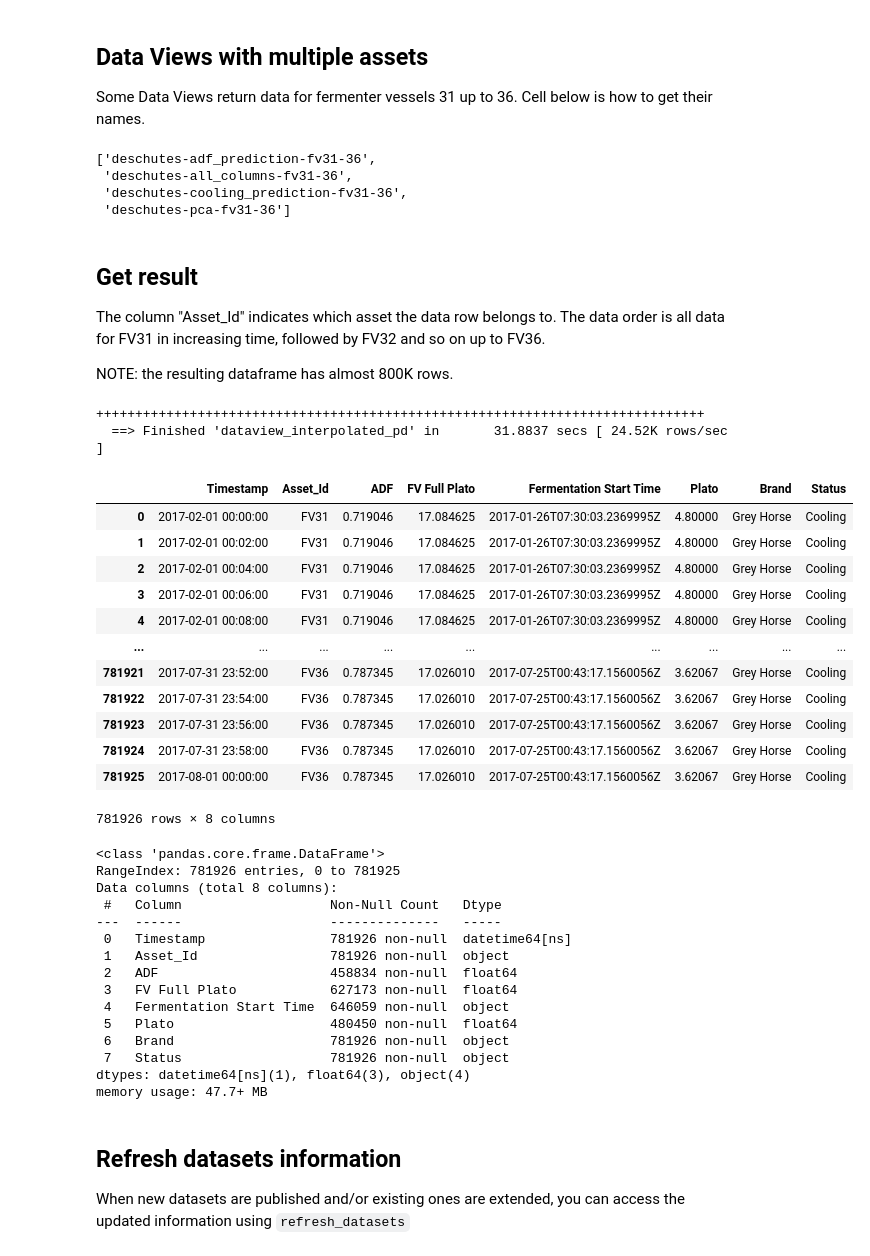
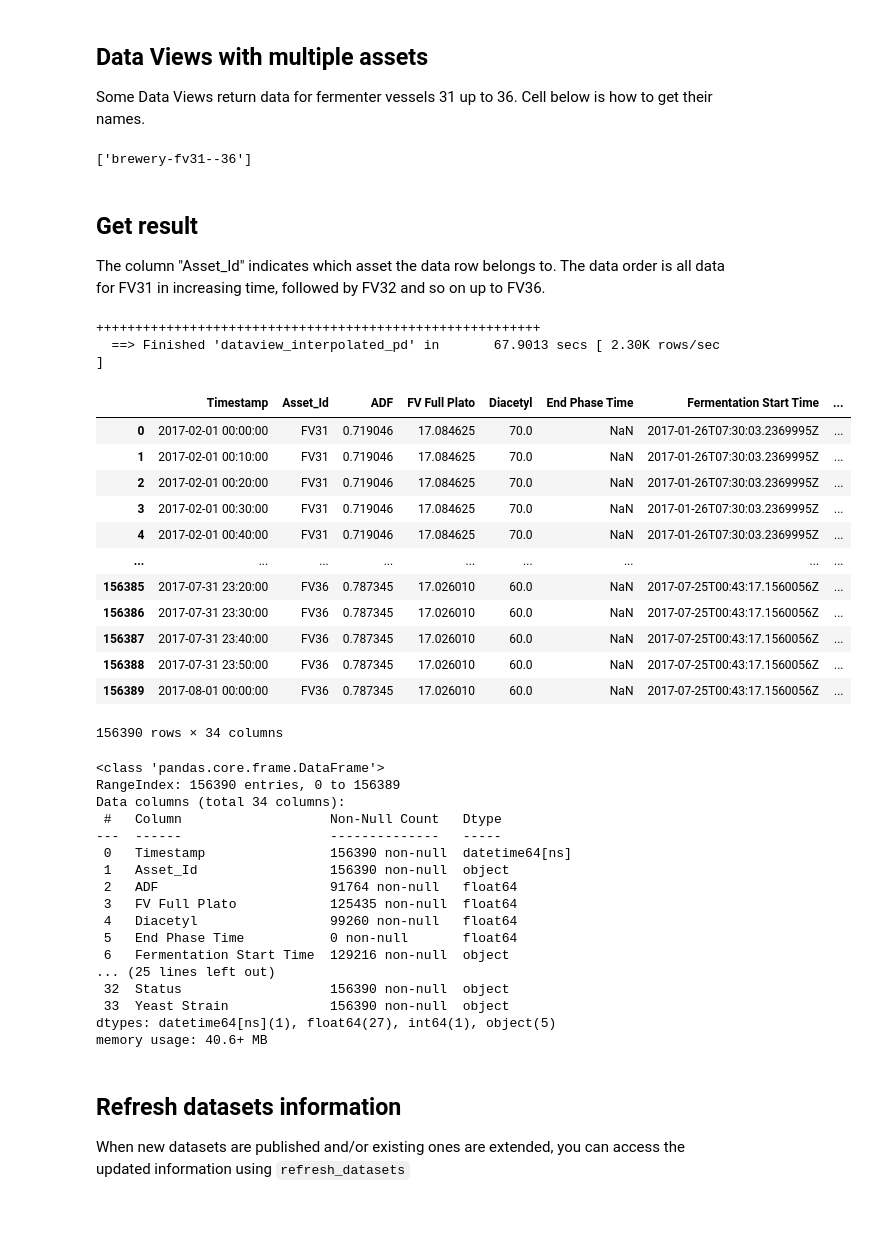
Before and after one commit to camlf/academic-hub, a Jupyter notebook: jhub-content/osisoft-academic/Learning_Modules/Hub_Dataset_Quickstart.ipynb, the cells around one changed output. Cells and saved outputs as stored; diff of their text form; code cells hidden in the pictures; blank space fills up the shorter version.

Commit message:
v0.79, generic dataset quick start

```diff
--- a/jhub-content/osisoft-academic/Learning_Modules/Hub_Deschutes_Quickstart.ipynb
+++ b/jhub-content/osisoft-academic/Learning_Modules/Hub_Dataset_Quickstart.ipynb
@@ -168,0 +151,4 @@ namespace_id
+# %%
+dataset = hub.current_dataset()
+namespace_id = hub.namespace_of(dataset)
+namespace_id
@@ -242,56 +230,53 @@ memory usage: 13.6+ MB
 
 Some Data Views return data for fermenter vessels 31 up to 36. Cell below is how to get their names.
 # %%
-multi_asset_dvs = hub.asset_dataviews(single_asset=False)
+multi_asset_dvs = hub.asset_dataviews(multiple_asset=True)
 multi_asset_dvs
 # %% [output]
-['deschutes-adf_prediction-fv31-36',
- 'deschutes-all_columns-fv31-36',
- 'deschutes-cooling_prediction-fv31-36',
- 'deschutes-pca-fv31-36']
+['brewery-fv31--36']
 # %% [markdown]
 ## Get result
 
 The column "Asset_Id" indicates which asset the data row belongs to. The data order is all data for FV31 in increasing time, followed by FV32 and so on up to FV36.
-
-NOTE: the resulting dataframe has almost 800K rows.
 # %%
-df_fv31_36 = hub.dataview_interpolated_pd(namespace_id, multi_asset_dvs[0], "2017-02-01", "2017-08-01", "00:02:00")
+df_fv31_36 = hub.dataview_interpolated_pd(namespace_id, multi_asset_dvs[0], "2017-02-01", "2017-08-01", "00:10:00")
 df_fv31_36
 # %% [output]
-++++++++++++++++++++++++++++++++++++++++++++++++++++++++++++++++++++++++++++++
-  ==> Finished 'dataview_interpolated_pd' in       31.8837 secs [ 24.52K rows/sec ]
++++++++++++++++++++++++++++++++++++++++++++++++++++++++++
+  ==> Finished 'dataview_interpolated_pd' in       67.9013 secs [ 2.30K rows/sec ]
-|  | Timestamp | Asset_Id | ADF | FV Full Plato | Fermentation Start Time | Plato | Brand | Status |
-| 0 | 2017-02-01 00:00:00 | FV31 | 0.719046 | 17.084625 | 2017-01-26T07:30:03.2369995Z | 4.80000 | Grey Horse | Cooling |
-| 1 | 2017-02-01 00:02:00 | FV31 | 0.719046 | 17.084625 | 2017-01-26T07:30:03.2369995Z | 4.80000 | Grey Horse | Cooling |
-| 2 | 2017-02-01 00:04:00 | FV31 | 0.719046 | 17.084625 | 2017-01-26T07:30:03.2369995Z | 4.80000 | Grey Horse | Cooling |
-| 3 | 2017-02-01 00:06:00 | FV31 | 0.719046 | 17.084625 | 2017-01-26T07:30:03.2369995Z | 4.80000 | Grey Horse | Cooling |
-| 4 | 2017-02-01 00:08:00 | FV31 | 0.719046 | 17.084625 | 2017-01-26T07:30:03.2369995Z | 4.80000 | Grey Horse | Cooling |
+|  | Timestamp | Asset_Id | ADF | FV Full Plato | Diacetyl | End Phase Time | Fermentation Start Time | ... |
+| 0 | 2017-02-01 00:00:00 | FV31 | 0.719046 | 17.084625 | 70.0 | NaN | 2017-01-26T07:30:03.2369995Z | ... |
+| 1 | 2017-02-01 00:10:00 | FV31 | 0.719046 | 17.084625 | 70.0 | NaN | 2017-01-26T07:30:03.2369995Z | ... |
+| 2 | 2017-02-01 00:20:00 | FV31 | 0.719046 | 17.084625 | 70.0 | NaN | 2017-01-26T07:30:03.2369995Z | ... |
+| 3 | 2017-02-01 00:30:00 | FV31 | 0.719046 | 17.084625 | 70.0 | NaN | 2017-01-26T07:30:03.2369995Z | ... |
+| 4 | 2017-02-01 00:40:00 | FV31 | 0.719046 | 17.084625 | 70.0 | NaN | 2017-01-26T07:30:03.2369995Z | ... |
 | ... | ... | ... | ... | ... | ... | ... | ... | ... |
-| 781921 | 2017-07-31 23:52:00 | FV36 | 0.787345 | 17.026010 | 2017-07-25T00:43:17.1560056Z | 3.62067 | Grey Horse | Cooling |
-| 781922 | 2017-07-31 23:54:00 | FV36 | 0.787345 | 17.026010 | 2017-07-25T00:43:17.1560056Z | 3.62067 | Grey Horse | Cooling |
-| 781923 | 2017-07-31 23:56:00 | FV36 | 0.787345 | 17.026010 | 2017-07-25T00:43:17.1560056Z | 3.62067 | Grey Horse | Cooling |
-| 781924 | 2017-07-31 23:58:00 | FV36 | 0.787345 | 17.026010 | 2017-07-25T00:43:17.1560056Z | 3.62067 | Grey Horse | Cooling |
-| 781925 | 2017-08-01 00:00:00 | FV36 | 0.787345 | 17.026010 | 2017-07-25T00:43:17.1560056Z | 3.62067 | Grey Horse | Cooling |
+| 156385 | 2017-07-31 23:20:00 | FV36 | 0.787345 | 17.026010 | 60.0 | NaN | 2017-07-25T00:43:17.1560056Z | ... |
+| 156386 | 2017-07-31 23:30:00 | FV36 | 0.787345 | 17.026010 | 60.0 | NaN | 2017-07-25T00:43:17.1560056Z | ... |
+| 156387 | 2017-07-31 23:40:00 | FV36 | 0.787345 | 17.026010 | 60.0 | NaN | 2017-07-25T00:43:17.1560056Z | ... |
+| 156388 | 2017-07-31 23:50:00 | FV36 | 0.787345 | 17.026010 | 60.0 | NaN | 2017-07-25T00:43:17.1560056Z | ... |
+| 156389 | 2017-08-01 00:00:00 | FV36 | 0.787345 | 17.026010 | 60.0 | NaN | 2017-07-25T00:43:17.1560056Z | ... |
-781926 rows × 8 columns
+156390 rows × 34 columns
 # %%
 df_fv31_36.info()
 # %% [output]
 <class 'pandas.core.frame.DataFrame'>
-RangeIndex: 781926 entries, 0 to 781925
-Data columns (total 8 columns):
+RangeIndex: 156390 entries, 0 to 156389
+Data columns (total 34 columns):
  #   Column                   Non-Null Count   Dtype
 ---  ------                   --------------   -----
- 0   Timestamp                781926 non-null  datetime64[ns]
- 1   Asset_Id                 781926 non-null  object
- 2   ADF                      458834 non-null  float64
- 3   FV Full Plato            627173 non-null  float64
- 4   Fermentation Start Time  646059 non-null  object
- 5   Plato                    480450 non-null  float64
- 6   Brand                    781926 non-null  object
- 7   Status                   781926 non-null  object
-dtypes: datetime64[ns](1), float64(3), object(4)
-memory usage: 47.7+ MB
+ 0   Timestamp                156390 non-null  datetime64[ns]
+ 1   Asset_Id                 156390 non-null  object
+ 2   ADF                      91764 non-null   float64
+ 3   FV Full Plato            125435 non-null  float64
+ 4   Diacetyl                 99260 non-null   float64
+ 5   End Phase Time           0 non-null       float64
+ 6   Fermentation Start Time  129216 non-null  object
+... (25 lines left out)
+ 32  Status                   156390 non-null  object
+ 33  Yeast Strain             156390 non-null  object
+dtypes: datetime64[ns](1), float64(27), int64(1), object(5)
+memory usage: 40.6+ MB
 # %% [markdown]
 ## Refresh datasets information
 
```
Also changed, not shown: parts of 18 cells of this notebook, 4 other files.
